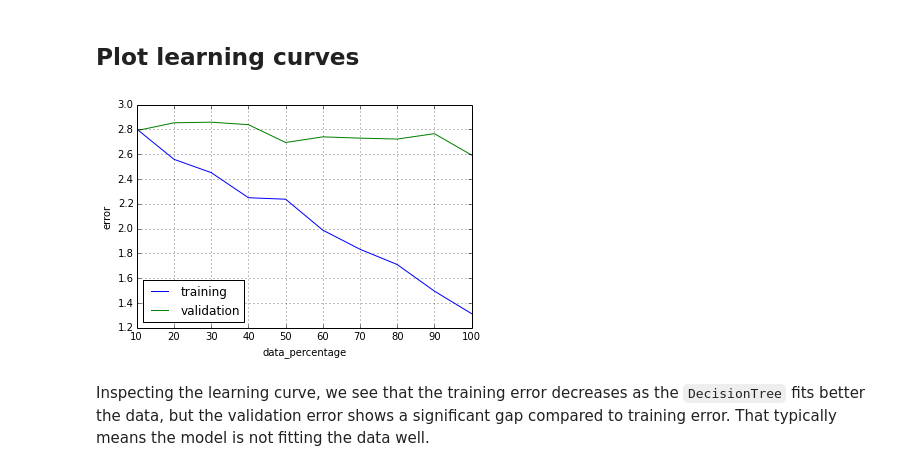
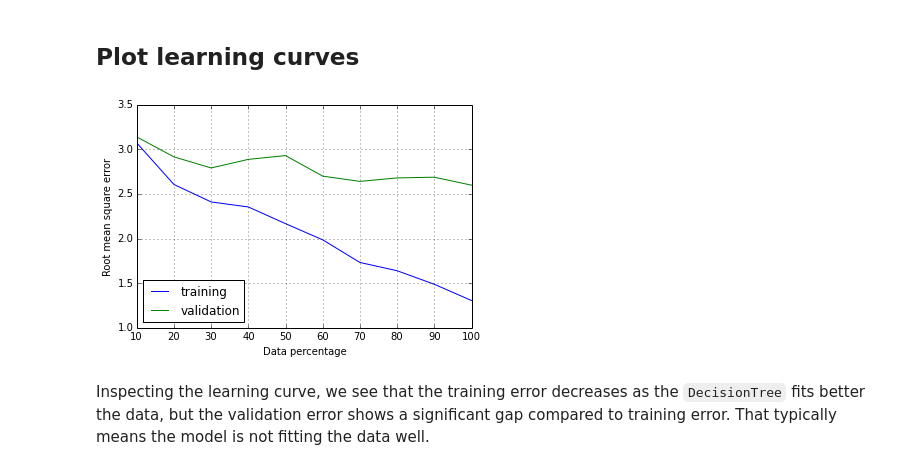
Before and after one commit to swcarpentry/DEPRECATED-bc, a Jupyter notebook: intermediate/python/xx-sklearn-abalone.ipynb, the cells around one changed output. Cells and saved outputs as stored; diff of their text form; code cells hidden in the pictures.

```diff
--- a/intermediate/python/xx-sklearn-abalone.ipynb
+++ b/intermediate/python/xx-sklearn-abalone.ipynb
@@ -90,8 +86,3 @@ Machine Learning algorithms performs better if the features are scaled to mean 0
-# %%
-from sklearn.preprocessing import StandardScaler
-scaler = StandardScaler()
-train_X = scaler.fit_transform(train_X)
-test_X = scaler.transform(test_X)
 # %% [markdown]
 ## Fit a Decision Tree to the data
 # %% [markdown]
@@ -190,12 +181,12 @@ for data_percentage in data_percentage_array:
 # %%
 plt.plot(data_percentage_array, train_error, label='training')
 plt.plot(data_percentage_array, test_error, label='validation')
 plt.grid()
 plt.legend(loc=3)
-plt.xlabel('data_percentage')
-plt.ylabel('error');
+plt.xlabel('Data percentage')
+plt.ylabel('Root mean square error');
 # %% [output]
-[figure, old version]
+[figure, new version]
 # %% [markdown]
 Inspecting the learning curve, we see that the training error decreases as the `DecisionTree` fits better the data, but the validation error shows a significant gap compared to training error.
 That typically means the model is not fitting the data well.
```
Also changed, not shown: parts of 13 cells of this notebook.
